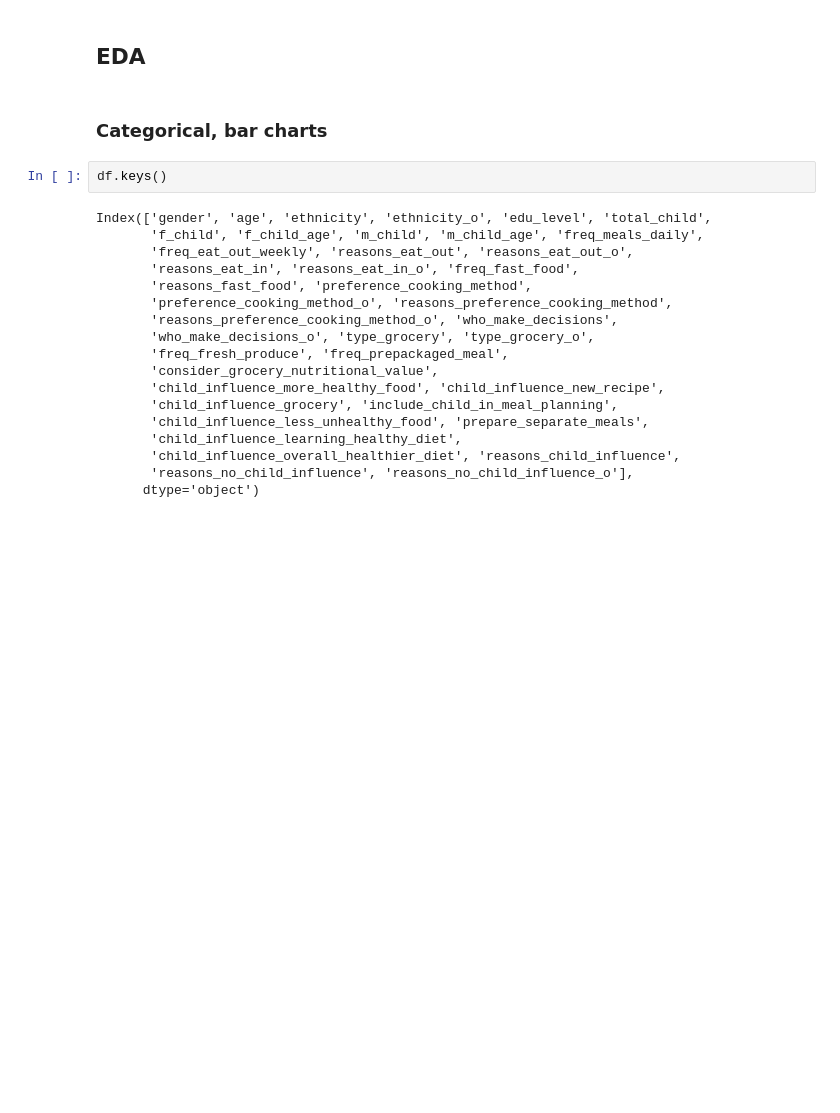
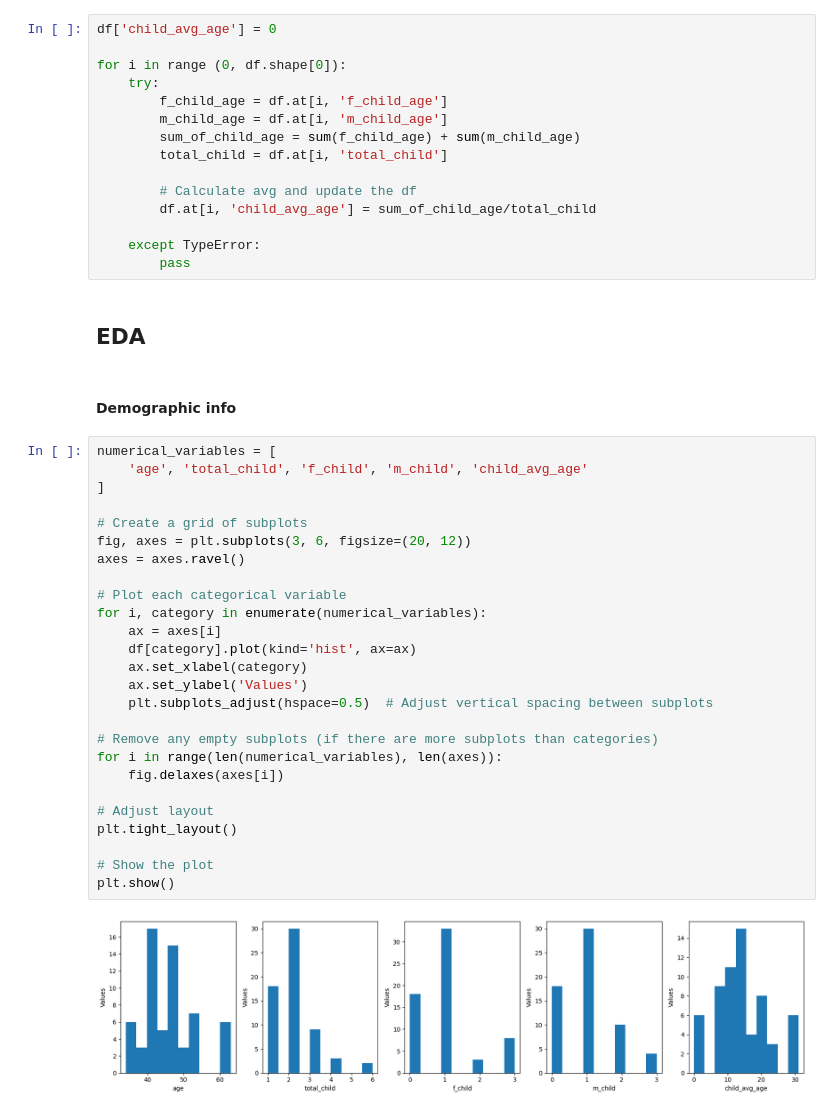
Before and after one commit to sshinanjaya/fyp-23, a Jupyter notebook: FYP/code/EDA.ipynb, the cells around one changed output. Cells and saved outputs as stored; diff of their text form; blank space fills up the shorter version.

```diff
--- a/FYP/code/EDA.ipynb
+++ b/FYP/code/EDA.ipynb
@@ -72,24 +78,47 @@ memory usage: 19.8+ KB
+# %%
+df['child_avg_age'] = 0
+
+for i in range (0, df.shape[0]):
+    try:
+        f_child_age = df.at[i, 'f_child_age']
+        m_child_age = df.at[i, 'm_child_age']
+        sum_of_child_age = sum(f_child_age) + sum(m_child_age)
+        total_child = df.at[i, 'total_child']
+
+        # Calculate avg and update the df
+        df.at[i, 'child_avg_age'] = sum_of_child_age/total_child
+
+    except TypeError:
+        pass
 # %% [markdown]
 ## EDA
-# %% [markdown]
-### Categorical, bar charts
-# %%
-df.keys()
-# %% [output]
-Index(['gender', 'age', 'ethnicity', 'ethnicity_o', 'edu_level', 'total_child',
-       'f_child', 'f_child_age', 'm_child', 'm_child_age', 'freq_meals_daily',
-       'freq_eat_out_weekly', 'reasons_eat_out', 'reasons_eat_out_o',
-       'reasons_eat_in', 'reasons_eat_in_o', 'freq_fast_food',
-       'reasons_fast_food', 'preference_cooking_method',
-       'preference_cooking_method_o', 'reasons_preference_cooking_method',
-       'reasons_preference_cooking_method_o', 'who_make_decisions',
-       'who_make_decisions_o', 'type_grocery', 'type_grocery_o',
-       'freq_fresh_produce', 'freq_prepackaged_meal',
-       'consider_grocery_nutritional_value',
-       'child_influence_more_healthy_food', 'child_influence_new_recipe',
-       'child_influence_grocery', 'include_child_in_meal_planning',
-       'child_influence_less_unhealthy_food', 'prepare_separate_meals',
-       'child_influence_learning_healthy_diet',
-       'child_influence_overall_healthier_diet', 'reasons_child_influence',
-       'reasons_no_child_influence', 'reasons_no_child_influence_o'],
-      dtype='object')
+# %% [markdown]
+#### Demographic info
+# %%
+numerical_variables = [
+    'age', 'total_child', 'f_child', 'm_child', 'child_avg_age'
+]
+
+# Create a grid of subplots
+fig, axes = plt.subplots(3, 6, figsize=(20, 12))
+axes = axes.ravel()
+
+# Plot each categorical variable
+for i, category in enumerate(numerical_variables):
+    ax = axes[i]
+    df[category].plot(kind='hist', ax=ax)
+    ax.set_xlabel(category)
+    ax.set_ylabel('Values')
+    plt.subplots_adjust(hspace=0.5)  # Adjust vertical spacing between subplots
+
+# Remove any empty subplots (if there are more subplots than categories)
+for i in range(len(numerical_variables), len(axes)):
+    fig.delaxes(axes[i])
+
+# Adjust layout
+plt.tight_layout()
+
+# Show the plot
+plt.show()
+# %% [output]
+[figure, added]
```
Also changed, not shown: parts of 49 cells of this notebook.
